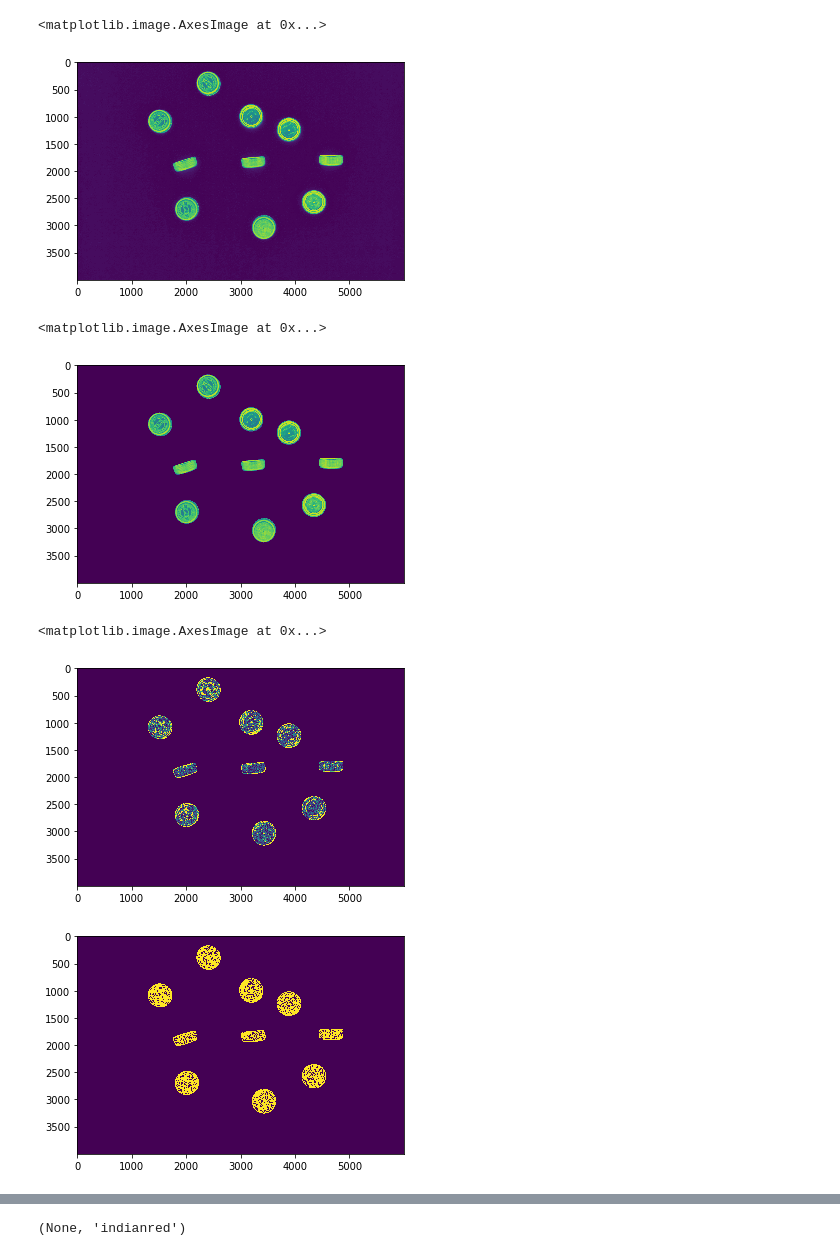
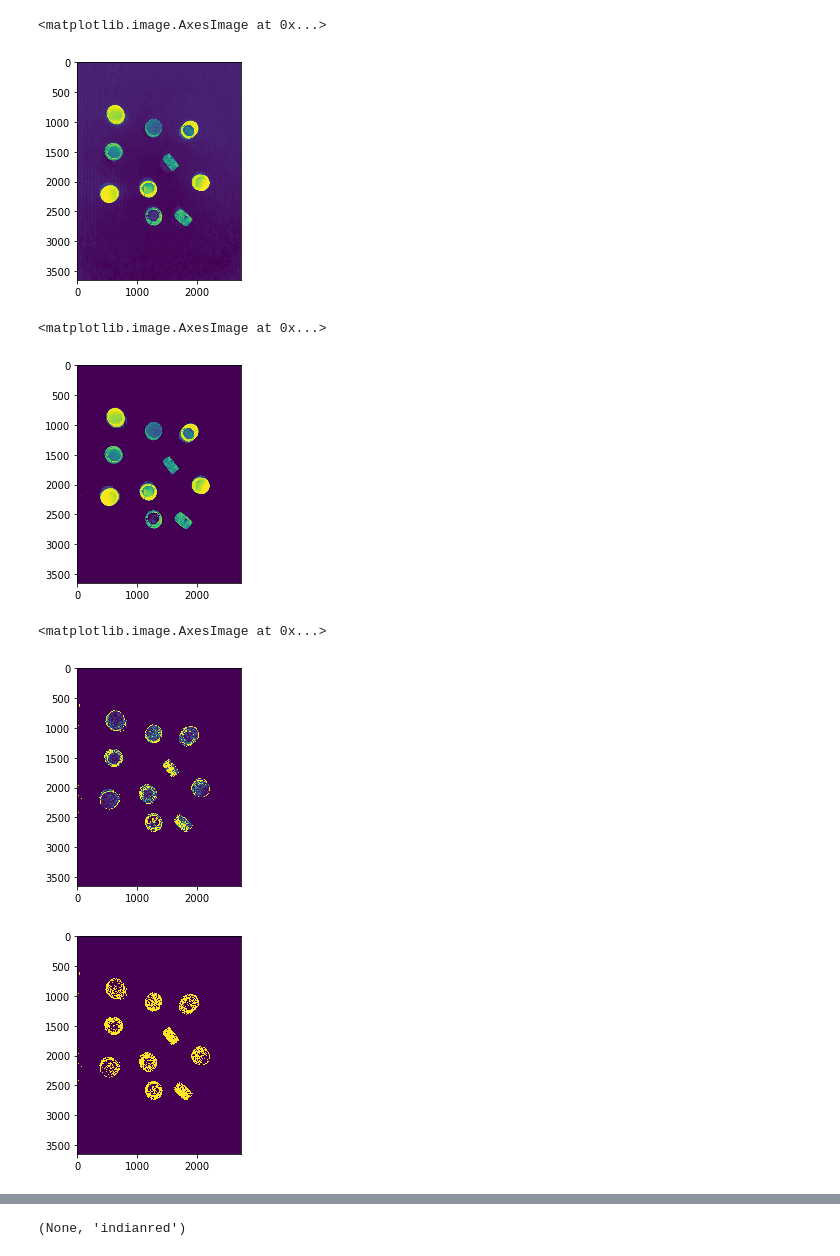
Before and after one commit to zhaoxuyang13/CapDetect, a Jupyter notebook: test(1).ipynb, the cells around one changed output, grey strips where cells are left out. Drawn from its saved outputs; the diff is of its cells as text; code cells hidden in the pictures.

```diff
--- a/test(1).ipynb
+++ b/test(1).ipynb
@@ -42,16 +65,17 @@ def rotateImage(img, degree, pt1, pt2, pt3, pt4):
 # %%
-origin = cv2.imread("./resource/DSC02715.JPG")
+origin = cv2.imread("./resource/dones/C99D9FABEA5CDC211CE19CD5FF012B46.jpg")
+# 33D382B156E9A414B80265A42C67FFE2.jpg
 hsv = cv2.cvtColor(origin,cv2.COLOR_BGR2HSV)
 
 # lower_blue = np.array([10,50,50])
 # upper_blue = np.array([180,255,255])
 # mask = cv2.inRange(hsv,lower_blue,upper_blue)
 # img = cv2.resize(mask,(300,300))
 h,s,v = cv2.split(hsv)
 plt.imshow(s)
 # %% [output]
 <matplotlib.image.AxesImage at 0x...>
-[figure, old version]
+[figure, new version]
 # %%
 # gray = cv2.cvtColor(origin, cv2.COLOR_BGR2GRAY)
 # plt.imshow(gray)
@@ -64,7 +88,7 @@ gray = s
 plt.imshow(gray)
 # %% [output]
 <matplotlib.image.AxesImage at 0x...>
-[figure, old version]
+[figure, new version]
 # %%
 gradX = cv2.Sobel(gray, ddepth=cv2.CV_32F, dx=1, dy=0, ksize=-1)
 gradY = cv2.Sobel(gray, ddepth=cv2.CV_32F, dx=0, dy=1, ksize=-1)
@@ -75,7 +99,7 @@ gradient = cv2.convertScaleAbs(gradient)
 plt.imshow(gradient)
 # %% [output]
 <matplotlib.image.AxesImage at 0x...>
-[figure, old version]
+[figure, new version]
 # %%
 # blurred = cv2.medianBlur(gradient, 9)
 # plt.imshow(blurred)
@@ -86,7 +110,7 @@ plt.imshow(thresh)
 kernel = cv2.getStructuringElement(cv2.MORPH_RECT, (9, 9))
 thresh = cv2.morphologyEx(thresh, cv2.MORPH_CLOSE, kernel)
 # %% [output]
-[figure, old version]
+[figure, new version]
 # %%
 kernel = cv2.getStructuringElement(cv2.MORPH_RECT, (7, 7))
 #  7,7
```
Also changed, not shown: parts of 16 cells of this notebook, 9 other files.
